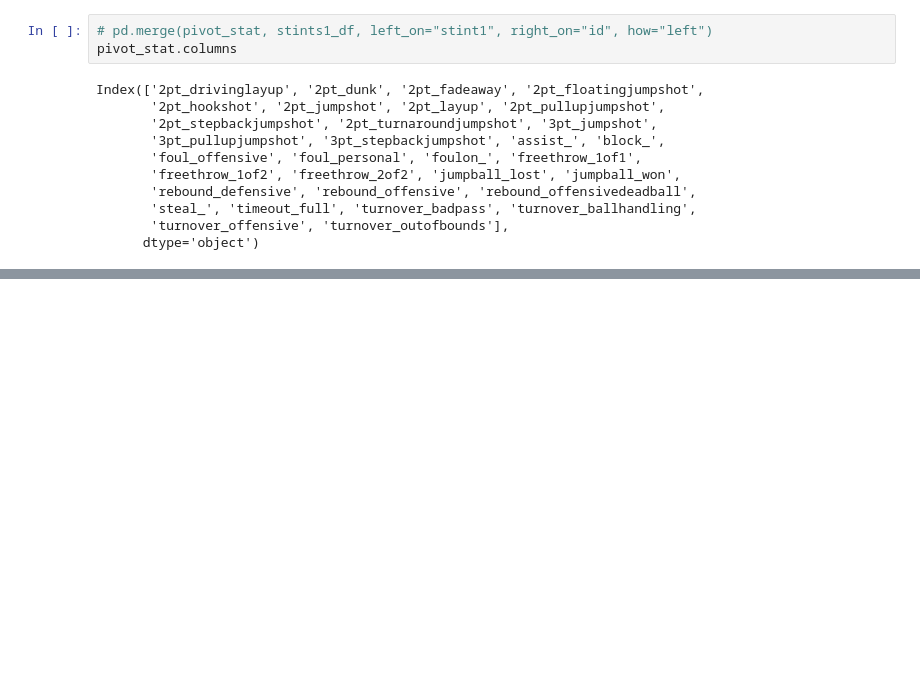
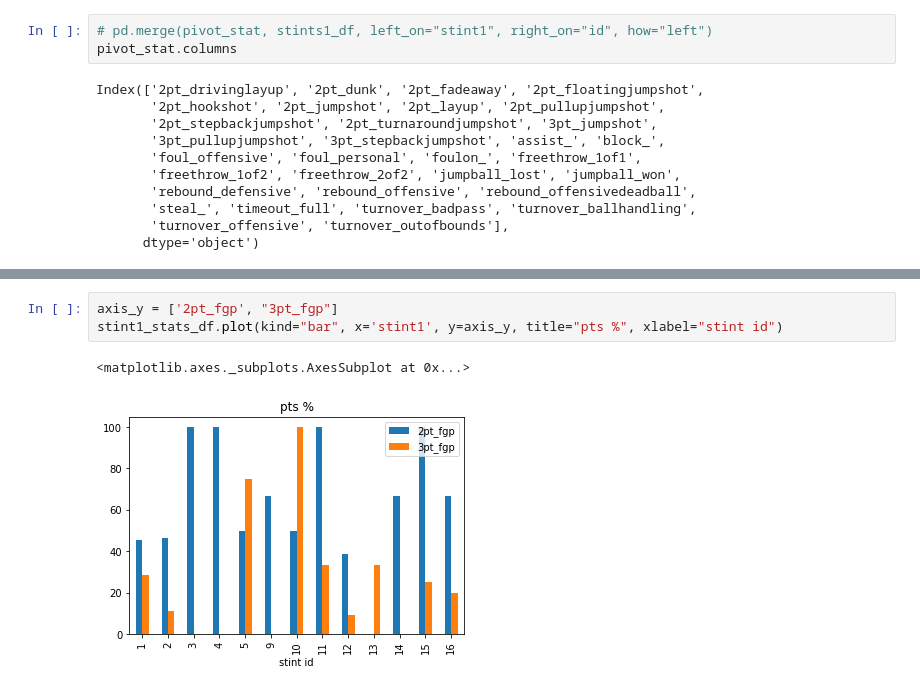
Before and after one commit to ssardina/pynbl, a Jupyter notebook: bball_stas.ipynb, the cells around one changed output, grey strips where cells are left out. Drawn from its saved outputs; the diff is of its cells as text; blank space fills up the shorter version.

```diff
--- a/bball_stas.ipynb
+++ b/bball_stas.ipynb
@@ -330,0 +434,6 @@ Index(['2pt_drivinglayup', '2pt_dunk', '2pt_fadeaway', '2pt_floatingjumpshot',
+# %%
+axis_y = ['2pt_fgp', "3pt_fgp"]
+stint1_stats_df.plot(kind="bar", x='stint1', y=axis_y, title="pts %", xlabel="stint id")
+# %% [output]
+<matplotlib.axes._subplots.AxesSubplot at 0x...>
+[figure, added]
```
Also changed, not shown: parts of 6 cells of this notebook.
